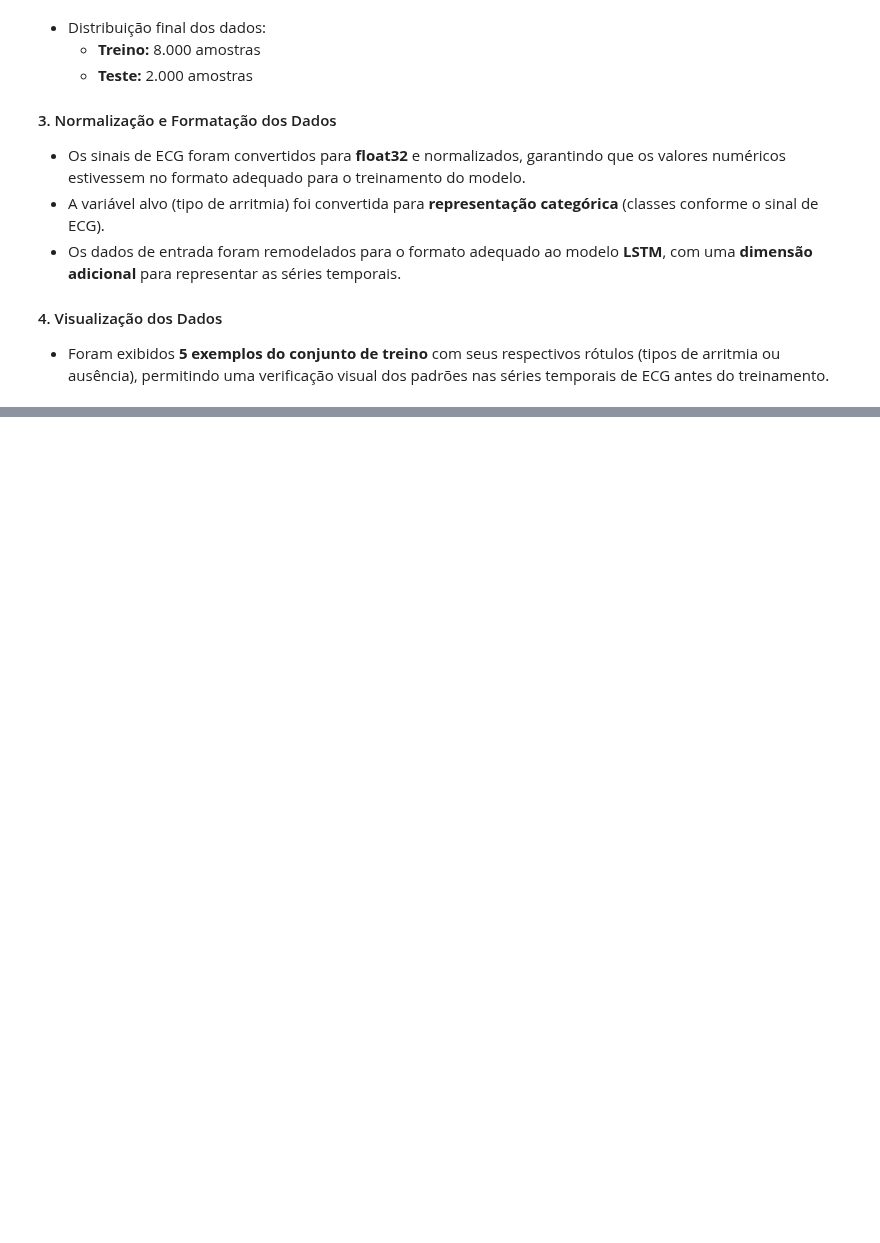
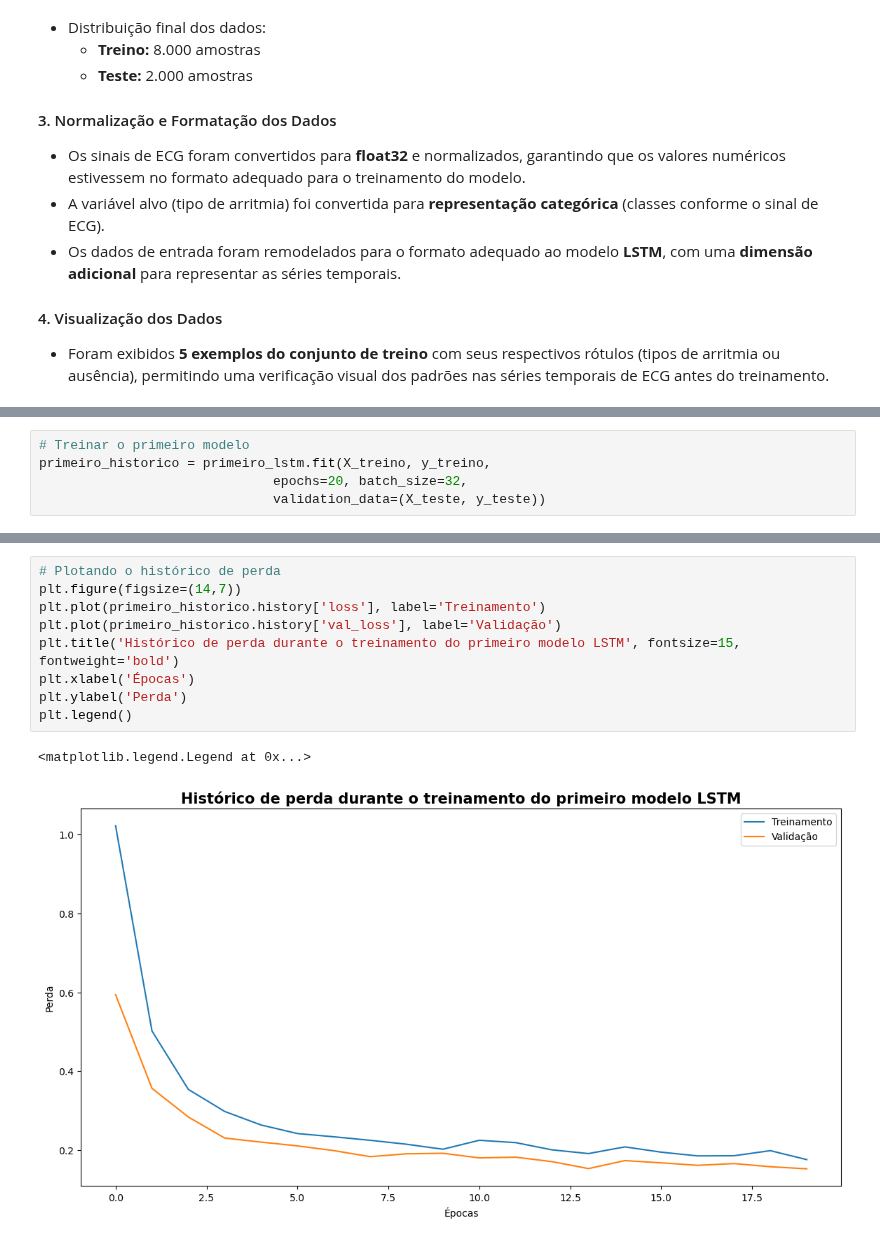
Before and after one commit to guipereira2/Projetos_RedesNeurais, a Jupyter notebook: Projeto 4 - Redes Recorrentes/Projeto4.ipynb, the cells around one changed output, grey strips where cells are left out. Drawn from its saved outputs; the diff is of its cells as text; blank space fills up the shorter version.

```diff
--- a/Projeto 4 - Redes Recorrentes/Projeto4.ipynb
+++ b/Projeto 4 - Redes Recorrentes/Projeto4.ipynb
@@ -93,0 +265,5 @@ Tamanho do teste: (559, 100), (559,)
+# %%
+# Treinar o primeiro modelo
+primeiro_historico = primeiro_lstm.fit(X_treino, y_treino,
+                              epochs=20, batch_size=32,
+                              validation_data=(X_teste, y_teste))
@@ -93,0 +312,12 @@ Tamanho do teste: (559, 100), (559,)
+# %%
+# Plotando o histórico de perda
+plt.figure(figsize=(14,7))
+plt.plot(primeiro_historico.history['loss'], label='Treinamento')
+plt.plot(primeiro_historico.history['val_loss'], label='Validação')
+plt.title('Histórico de perda durante o treinamento do primeiro modelo LSTM', fontsize=15, fontweight='bold')
+plt.xlabel('Épocas')
+plt.ylabel('Perda')
+plt.legend()
+# %% [output]
+<matplotlib.legend.Legend at 0x...>
+[figure, added]
```
Also changed, not shown: parts of 37 cells of this notebook, 2 other files.
